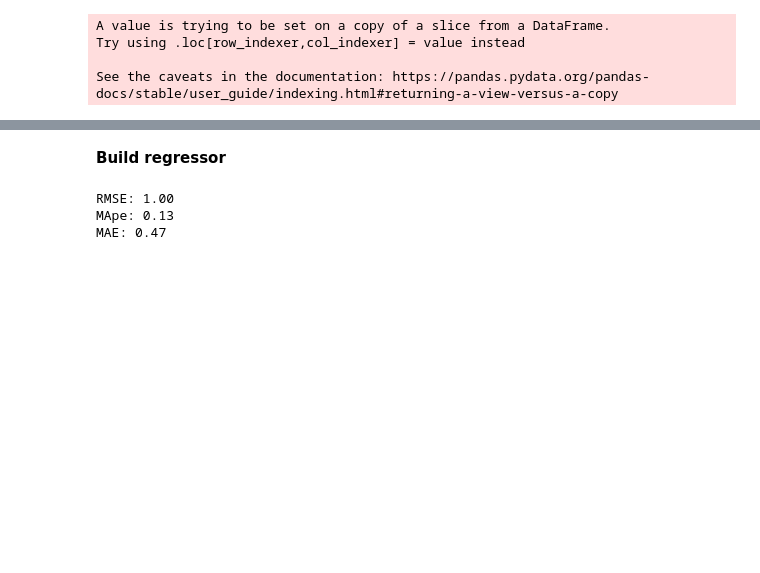
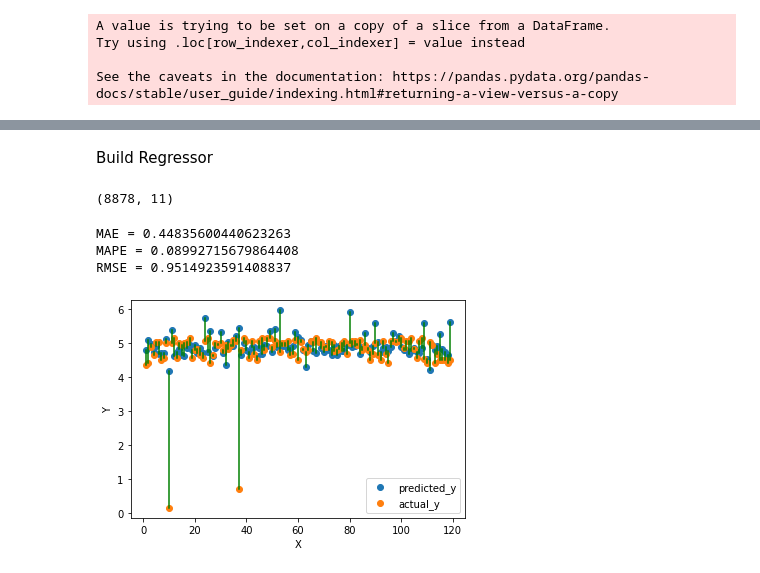
Before and after one commit to harshith7823/CS760-Project, a Jupyter notebook: part-1/Death prediction/Closest point/ct-data.ipynb, the cells around one changed output, grey strips where cells are left out. Saved outputs shown, nothing was run; the diff lists cells and outputs as text; code cells hidden in the pictures; blank space fills up the shorter version.

```diff
--- a/part-1/Death prediction/Closest point/ct-data.ipynb
+++ b/part-1/Death prediction/Closest point/ct-data.ipynb
@@ -65,3 +80,13 @@ def preprocess_clinical_data(oppScrData, mean=True):
       clinical_data[col].fillna(value=0, inplace=True)
 
     return clinical_data
+# %%
+def testWithModel(model, X_train, X_test, y_train, y_test):
+  clf = model
+  clf.fit(X_train, y_train)
+  y_pred = clf.predict(X_test)
+
+  print_error(y_pred, y_test)
+  plot_results(y_pred, y_test)
+
+  return y_pred
@@ -121,26 +167,22 @@ for idx, row in clinical_data.iterrows():
 oppScrData['DEATH [d from CT]'] = clinical_data['DEATH [d from CT]']
 # %%
 ct_data = clean_ct_data(oppScrData=oppScrData)
-# %% [markdown]
-**Build regressor**
+# %% [markdown]
+Build Regressor
 # %%
 y = ct_data.iloc[:,11]
 X = ct_data.iloc[:, 0:11]
 X_train, X_test, y_train, y_test  = train_test_split(X, y, test_size=0.2)
-
-knn = KNeighborsRegressor(n_neighbors=9)
-param_grid2 = dict(weights = ["uniform", "distance"])
-
-grid = GridSearchCV(knn, param_grid2)
-grid.fit(X_train, y_train)
-p3 = grid.predict(X_test)
-Mse = mean_squared_error(y_test, p3)
-
-mape=mean_absolute_percentage_error(y_test, p3)
-print("RMSE: %.2f" % (Mse**(1/2.0)))
-print("MApe: %.2f" %(mape))
-print("MAE: %.2f" %(mean_absolute_error(y_test, p3)))
-# %% [output]
-RMSE: 1.00
-MApe: 0.13
-MAE: 0.47
+# %%
+print(X.shape)
+# %% [output]
+(8878, 11)
+# %%
+knn = KNeighborsRegressor(n_neighbors=9)
+param_grid2 = dict(weights = ["uniform", "distance"])
+knn_pred = testWithModel(GridSearchCV(knn, param_grid2),X_train, X_test, y_train, y_test)
+# %% [output]
+MAE = 0.44835600440623263
+MAPE = 0.08992715679864408
+RMSE = 0.9514923591408837
+[figure, added]
```
Also changed, not shown: parts of 30 cells of this notebook.
